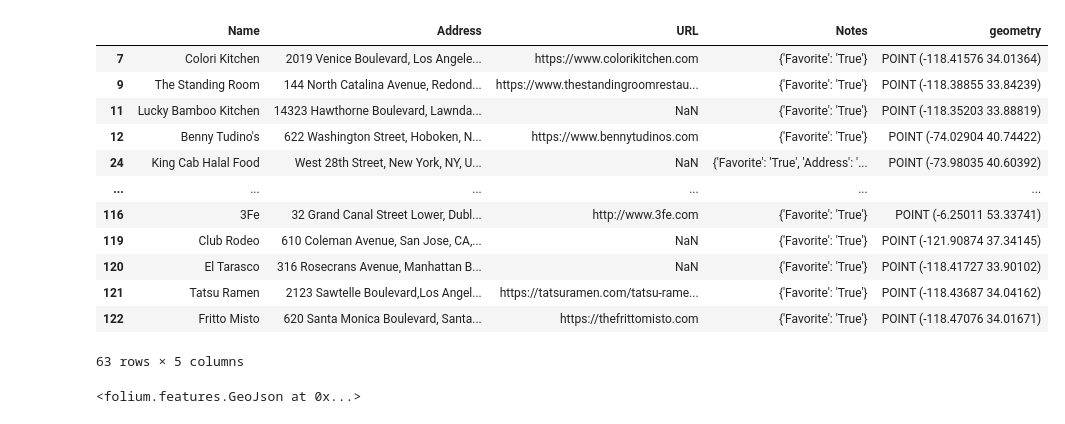
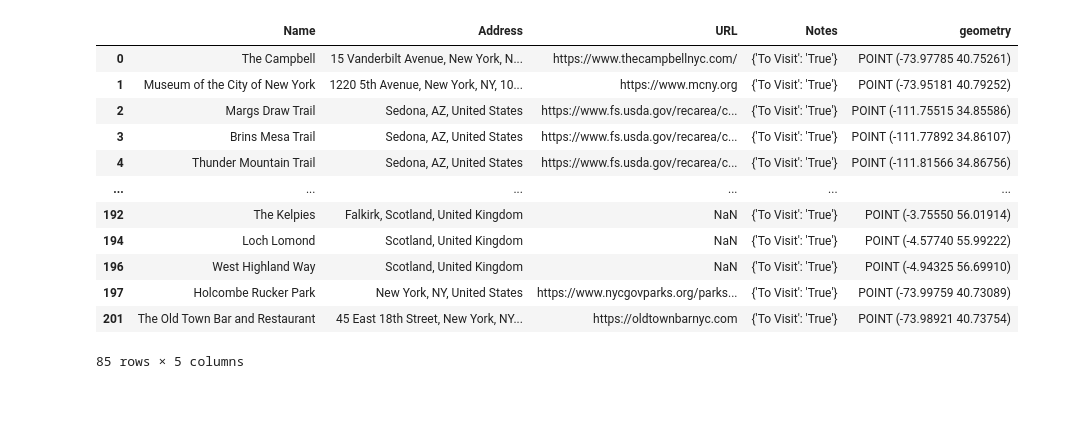
Before and after one commit to davidbailey/Notes, a Jupyter notebook: Places.ipynb, the cells around one changed output. Drawn from its saved outputs; the diff is of its cells as text; code cells hidden in the pictures.

```diff
--- a/Places.ipynb
+++ b/Places.ipynb
@@ -9,34 +9,21 @@ places["Notes"] = places["Notes"].map(json.loads)
 places["geometry"] = geopandas.tools.geocode(places["Name"] + ", " + places["Address"], timeout=10)["geometry"]
 # %%
 gdf = geopandas.GeoDataFrame(places, geometry="geometry", crs="EPSG:4326")
-gdf = gdf[gdf["Notes"].map(lambda x: True if x.get("Favorite") else False)]
+gdf = gdf[gdf["Notes"].map(lambda x: True if x.get("To Visit") else False)]
 gdf = gdf[gdf["Notes"].map(lambda x: False if x.get("Closed") else True)]
+gdf = gdf[gdf["geometry"].is_empty.map(lambda x: not x)]
 gdf
 # %% [output]
 |  | Name | Address | URL | Notes | geometry |
-| 7 | Colori Kitchen | 2019 Venice Boulevard, Los Angele... | https://www.colorikitchen.com | {'Favorite': 'True'} | POINT (-118.41576 34.01364) |
-| 9 | The Standing Room | 144 North Catalina Avenue, Redond... | https://www.thestandingroomrestau... | {'Favorite': 'True'} | POINT (-118.38855 33.84239) |
-| 11 | Lucky Bamboo Kitchen | 14323 Hawthorne Boulevard, Lawnda... | NaN | {'Favorite': 'True'} | POINT (-118.35203 33.88819) |
-| 12 | Benny Tudino's | 622 Washington Street, Hoboken, N... | https://www.bennytudinos.com | {'Favorite': 'True'} | POINT (-74.02904 40.74422) |
-| 24 | King Cab Halal Food | West 28th Street, New York, NY, U... | NaN | {'Favorite': 'True', 'Address': '... | POINT (-73.98035 40.60392) |
+| 0 | The Campbell | 15 Vanderbilt Avenue, New York, N... | https://www.thecampbellnyc.com/ | {'To Visit': 'True'} | POINT (-73.97785 40.75261) |
+| 1 | Museum of the City of New York | 1220 5th Avenue, New York, NY, 10... | https://www.mcny.org | {'To Visit': 'True'} | POINT (-73.95181 40.79252) |
+| 2 | Margs Draw Trail | Sedona, AZ, United States | https://www.fs.usda.gov/recarea/c... | {'To Visit': 'True'} | POINT (-111.75515 34.85586) |
+| 3 | Brins Mesa Trail | Sedona, AZ, United States | https://www.fs.usda.gov/recarea/c... | {'To Visit': 'True'} | POINT (-111.77892 34.86107) |
+| 4 | Thunder Mountain Trail | Sedona, AZ, United States | https://www.fs.usda.gov/recarea/c... | {'To Visit': 'True'} | POINT (-111.81566 34.86756) |
 | ... | ... | ... | ... | ... | ... |
-| 116 | 3Fe | 32 Grand Canal Street Lower, Dubl... | http://www.3fe.com | {'Favorite': 'True'} | POINT (-6.25011 53.33741) |
-| 119 | Club Rodeo | 610 Coleman Avenue, San Jose, CA,... | NaN | {'Favorite': 'True'} | POINT (-121.90874 37.34145) |
-| 120 | El Tarasco | 316 Rosecrans Avenue, Manhattan B... | NaN | {'Favorite': 'True'} | POINT (-118.41727 33.90102) |
-| 121 | Tatsu Ramen | 2123 Sawtelle Boulevard,Los Angel... | https://tatsuramen.com/tatsu-rame... | {'Favorite': 'True'} | POINT (-118.43687 34.04162) |
-| 122 | Fritto Misto | 620 Santa Monica Boulevard, Santa... | https://thefrittomisto.com | {'Favorite': 'True'} | POINT (-118.47076 34.01671) |
+| 192 | The Kelpies | Falkirk, Scotland, United Kingdom | NaN | {'To Visit': 'True'} | POINT (-3.75550 56.01914) |
+| 194 | Loch Lomond | Scotland, United Kingdom | NaN | {'To Visit': 'True'} | POINT (-4.57740 55.99222) |
+| 196 | West Highland Way | Scotland, United Kingdom | NaN | {'To Visit': 'True'} | POINT (-4.94325 56.69910) |
+| 197 | Holcombe Rucker Park | New York, NY, United States | https://www.nycgovparks.org/parks... | {'To Visit': 'True'} | POINT (-73.99759 40.73089) |
+| 201 | The Old Town Bar and Restaurant | 45 East 18th Street, New York, NY... | https://oldtownbarnyc.com | {'To Visit': 'True'} | POINT (-73.98921 40.73754) |
-63 rows × 5 columns
+85 rows × 5 columns
-# %%
-gdf = gdf[gdf["geometry"].is_empty.map(lambda x: not x)]
-
-import folium
-
-folium_map = folium.Map()
-tooltip = folium.features.GeoJsonTooltip(fields=["Name"])
-geojson = folium.GeoJson(
-    gdf[["Name", "geometry"]].to_json(),
-    tooltip=tooltip
-)
-geojson.add_to(folium_map)
-# %% [output]
-<folium.features.GeoJson at 0x...>
```
Also changed, not shown: parts of 2 cells of this notebook.
